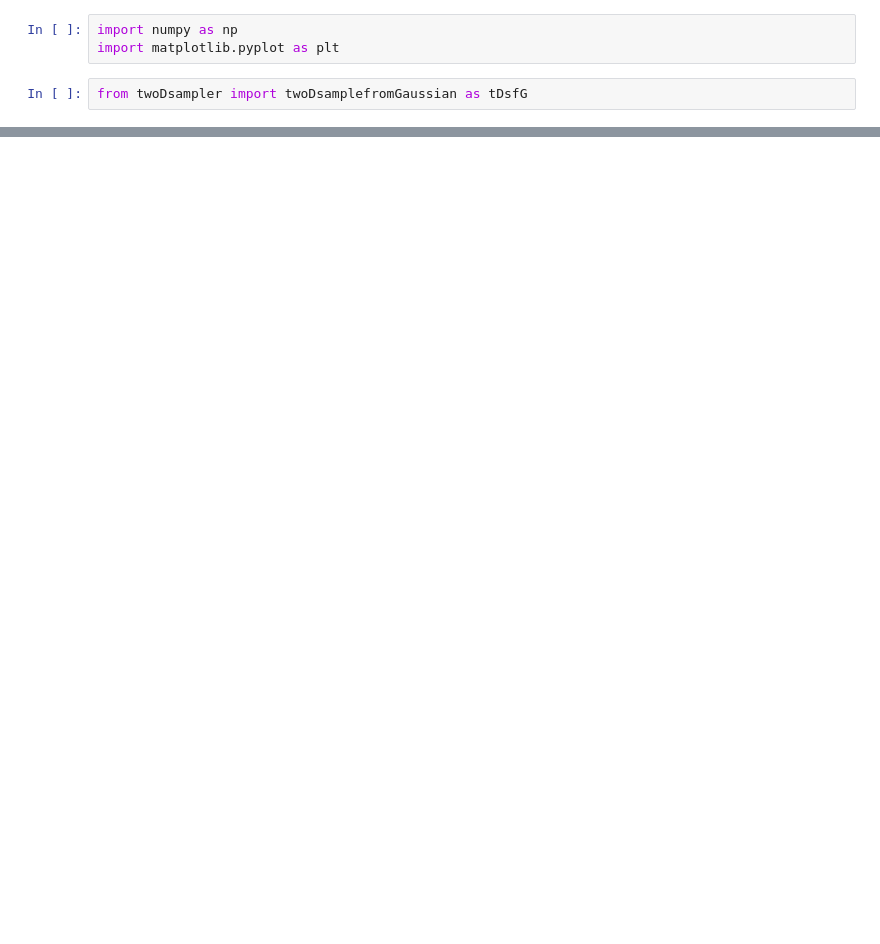
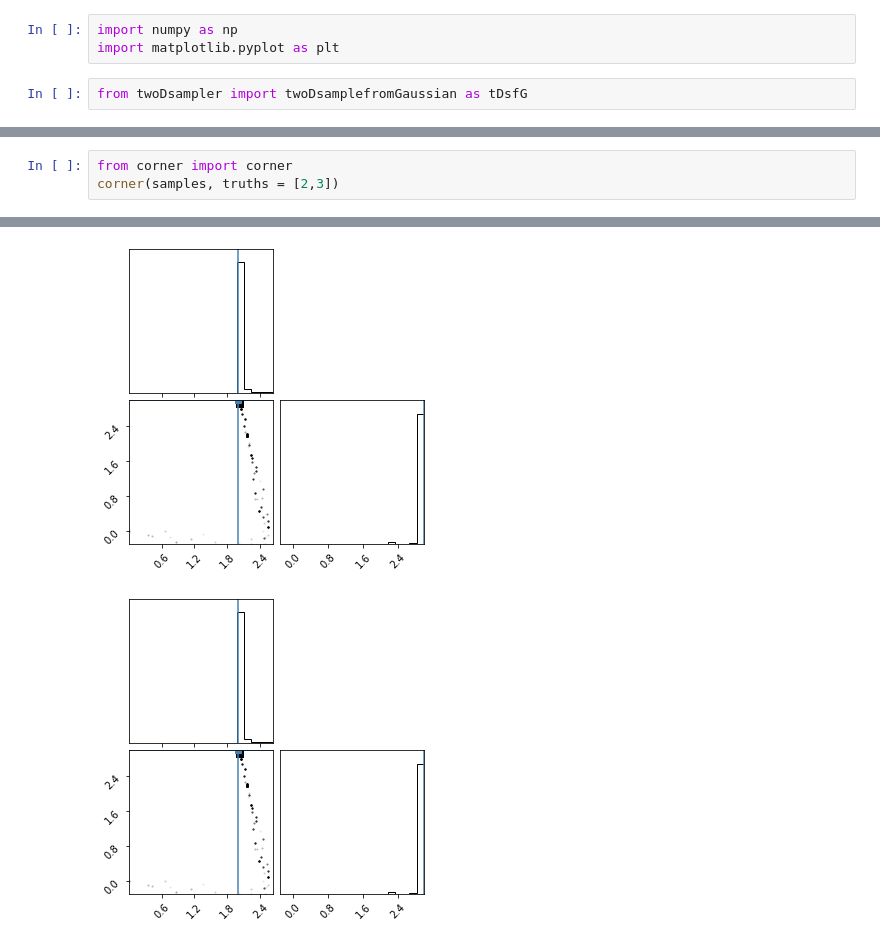
Before and after one commit to phiamorton/Metropolis-Hastings, a Jupyter notebook: line_fitting_MCMC.ipynb, the cells around one changed output, grey strips where cells are left out. Cells and saved outputs as stored; diff of their text form; blank space fills up the shorter version.

```diff
--- a/line_fitting_MCMC.ipynb
+++ b/line_fitting_MCMC.ipynb
@@ -74,0 +80,4 @@ plt.scatter(samples[:,0], samples[:,1])
+# %%
+from corner import corner
+corner(samples, truths = [2,3])
+# %% [output]
@@ -75,3 +85,5 @@ plt.scatter(samples[:,0], samples[:,1])
+[figure, added]
+[figure, added]
 # %%
 print(samples)
 # %% [output]
```
Also changed, not shown: parts of 7 cells of this notebook.
